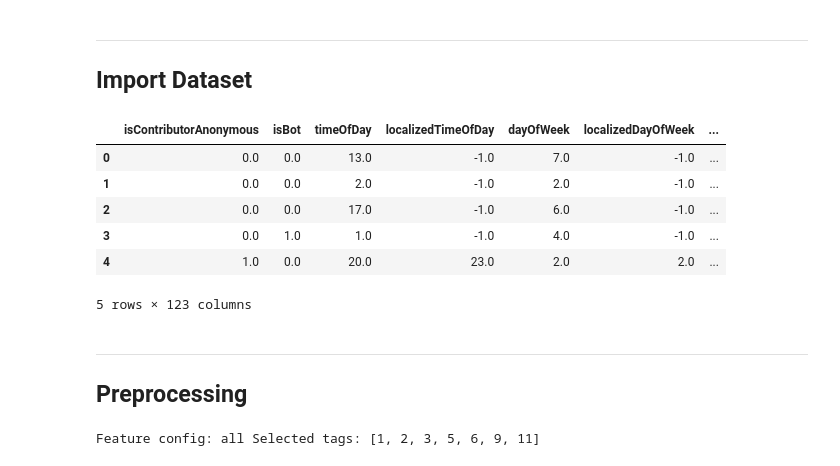
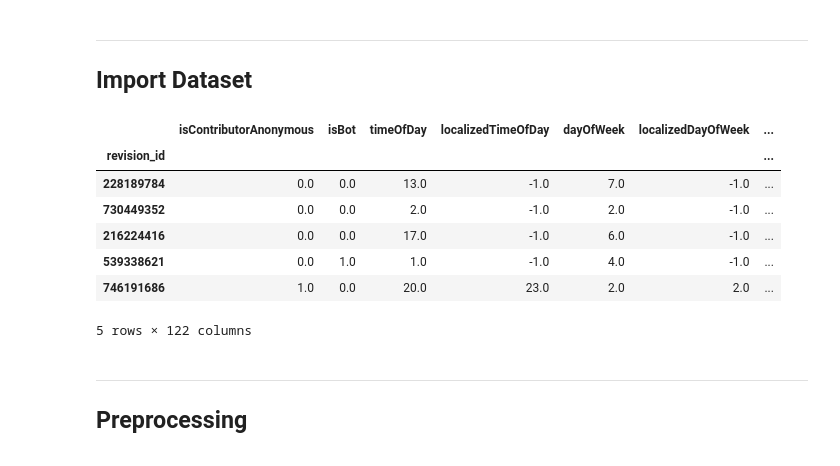
Before and after one commit to HPI-Information-Systems/wikipediatablevandalism, a Jupyter notebook: vandalism-classifier/stacked_single_label_classifier.ipynb, the cells around one changed output. Saved outputs shown, nothing was run; the diff lists cells and outputs as text; code cells hidden in the pictures.

```diff
--- a/vandalism-classifier/stacked_single_label_classifier.ipynb
+++ b/vandalism-classifier/stacked_single_label_classifier.ipynb
@@ -27,16 +123,17 @@ Loading model tag_9
 ---
 ## Import Dataset
 # %%
-df = pd.read_csv('./data/features-0c25f9f.csv')
+df = pd.read_csv('./data/features-0c25f9f.csv', index_col='revision_id')
 df.head()
 # %% [output]
 |  | isContributorAnonymous | isBot | timeOfDay | localizedTimeOfDay | dayOfWeek | localizedDayOfWeek | ... |
-| 0 | 0.0 | 0.0 | 13.0 | -1.0 | 7.0 | -1.0 | ... |
-| 1 | 0.0 | 0.0 | 2.0 | -1.0 | 2.0 | -1.0 | ... |
-| 2 | 0.0 | 0.0 | 17.0 | -1.0 | 6.0 | -1.0 | ... |
-| 3 | 0.0 | 1.0 | 1.0 | -1.0 | 4.0 | -1.0 | ... |
-| 4 | 1.0 | 0.0 | 20.0 | 23.0 | 2.0 | 2.0 | ... |
+| revision_id |  |  |  |  |  |  | ... |
+| 228189784 | 0.0 | 0.0 | 13.0 | -1.0 | 7.0 | -1.0 | ... |
+| 730449352 | 0.0 | 0.0 | 2.0 | -1.0 | 2.0 | -1.0 | ... |
+| 216224416 | 0.0 | 0.0 | 17.0 | -1.0 | 6.0 | -1.0 | ... |
+| 539338621 | 0.0 | 1.0 | 1.0 | -1.0 | 4.0 | -1.0 | ... |
+| 746191686 | 1.0 | 0.0 | 20.0 | 23.0 | 2.0 | 2.0 | ... |
-5 rows × 123 columns
+5 rows × 122 columns
 # %% [markdown]
 ---
 ## Preprocessing
@@ -65,5 +153,3 @@ def preprocessing(frame, features, tags):
         .fillna(0)
 # %%
-processed_df = preprocessing(df, 'all', 'all vandalism')
+processed_df = preprocessing(df, 'all')
-# %% [output]
-Feature config: all Selected tags: [1, 2, 3, 5, 6, 9, 11]
```
Also changed, not shown: parts of 23 cells of this notebook, 50 other files.
